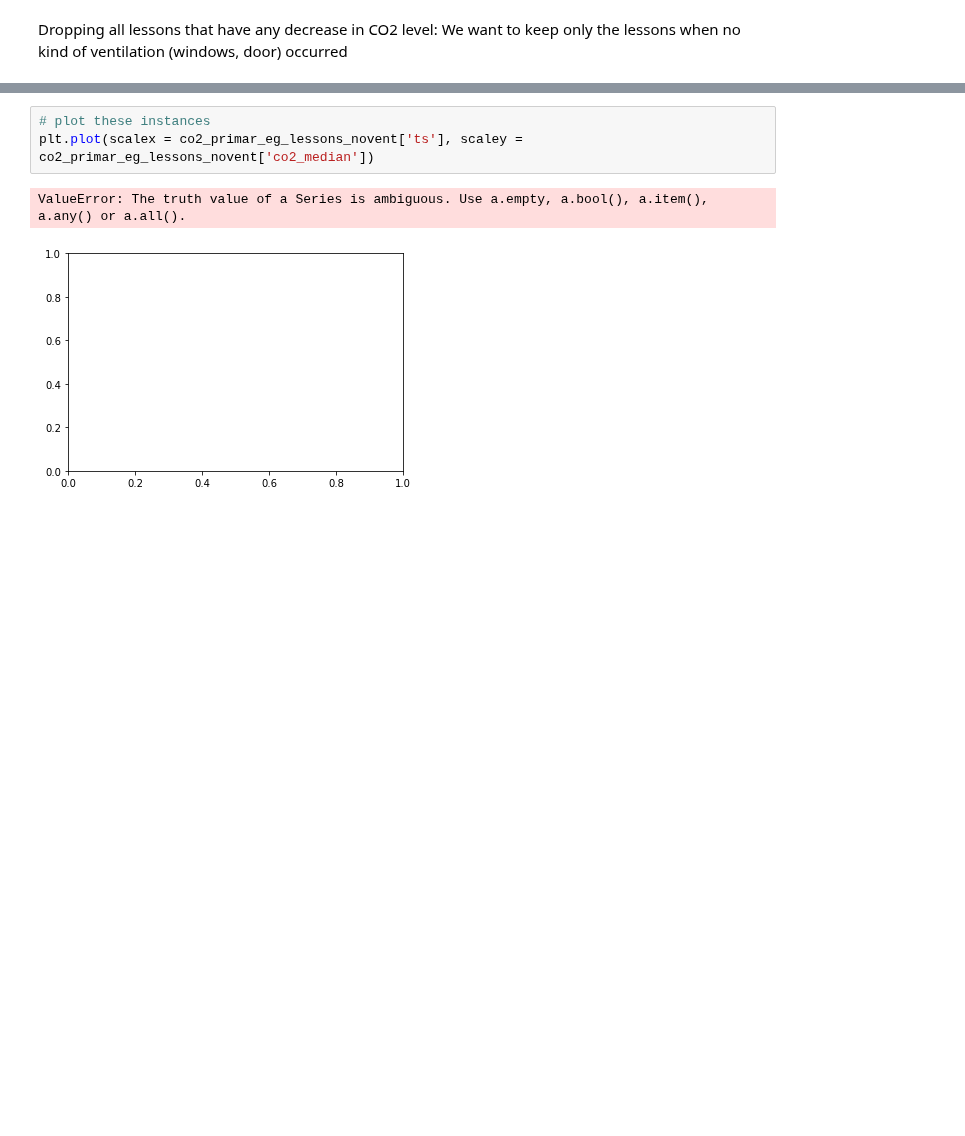
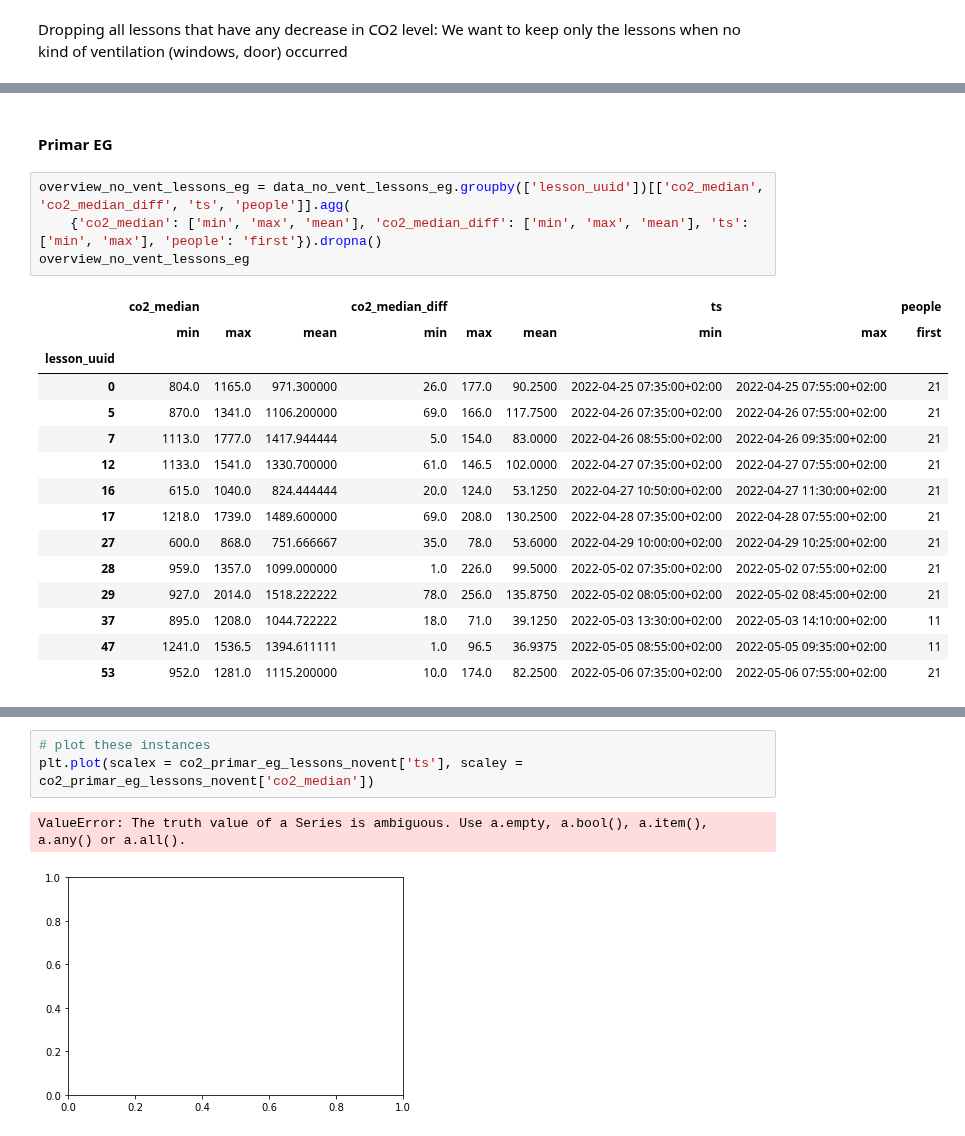
Before and after one commit to Smart-Classroom-Challenge/Data-Evaluation, a Jupyter notebook: Forschungsfrage_2.ipynb, the cells around one changed output, grey strips where cells are left out. Drawn from its saved outputs; the diff is of its cells as text; blank space fills up the shorter version.

```diff
--- a/Forschungsfrage_2.ipynb
+++ b/Forschungsfrage_2.ipynb
@@ -156,0 +148,22 @@ Let's look at the increase in CO2 we have in these rooms, per person
+# %% [markdown]
+#### Primar EG
+# %%
+overview_no_vent_lessons_eg = data_no_vent_lessons_eg.groupby(['lesson_uuid'])[['co2_median', 'co2_median_diff', 'ts', 'people']].agg(
+    {'co2_median': ['min', 'max', 'mean'], 'co2_median_diff': ['min', 'max', 'mean'], 'ts': ['min', 'max'], 'people': 'first'}).dropna()
+overview_no_vent_lessons_eg
+# %% [output]
+|  | co2_median |  |  | co2_median_diff |  |  | ts |  | people |
+|  | min | max | mean | min | max | mean | min | max | first |
+| lesson_uuid |  |  |  |  |  |  |  |  |  |
+| 0 | 804.0 | 1165.0 | 971.300000 | 26.0 | 177.0 | 90.2500 | 2022-04-25 07:35:00+02:00 | 2022-04-25 07:55:00+02:00 | 21 |
+| 5 | 870.0 | 1341.0 | 1106.200000 | 69.0 | 166.0 | 117.7500 | 2022-04-26 07:35:00+02:00 | 2022-04-26 07:55:00+02:00 | 21 |
+| 7 | 1113.0 | 1777.0 | 1417.944444 | 5.0 | 154.0 | 83.0000 | 2022-04-26 08:55:00+02:00 | 2022-04-26 09:35:00+02:00 | 21 |
+| 12 | 1133.0 | 1541.0 | 1330.700000 | 61.0 | 146.5 | 102.0000 | 2022-04-27 07:35:00+02:00 | 2022-04-27 07:55:00+02:00 | 21 |
+| 16 | 615.0 | 1040.0 | 824.444444 | 20.0 | 124.0 | 53.1250 | 2022-04-27 10:50:00+02:00 | 2022-04-27 11:30:00+02:00 | 21 |
+| 17 | 1218.0 | 1739.0 | 1489.600000 | 69.0 | 208.0 | 130.2500 | 2022-04-28 07:35:00+02:00 | 2022-04-28 07:55:00+02:00 | 21 |
+| 27 | 600.0 | 868.0 | 751.666667 | 35.0 | 78.0 | 53.6000 | 2022-04-29 10:00:00+02:00 | 2022-04-29 10:25:00+02:00 | 21 |
+| 28 | 959.0 | 1357.0 | 1099.000000 | 1.0 | 226.0 | 99.5000 | 2022-05-02 07:35:00+02:00 | 2022-05-02 07:55:00+02:00 | 21 |
+| 29 | 927.0 | 2014.0 | 1518.222222 | 78.0 | 256.0 | 135.8750 | 2022-05-02 08:05:00+02:00 | 2022-05-02 08:45:00+02:00 | 21 |
+| 37 | 895.0 | 1208.0 | 1044.722222 | 18.0 | 71.0 | 39.1250 | 2022-05-03 13:30:00+02:00 | 2022-05-03 14:10:00+02:00 | 11 |
+| 47 | 1241.0 | 1536.5 | 1394.611111 | 1.0 | 96.5 | 36.9375 | 2022-05-05 08:55:00+02:00 | 2022-05-05 09:35:00+02:00 | 11 |
+| 53 | 952.0 | 1281.0 | 1115.200000 | 10.0 | 174.0 | 82.2500 | 2022-05-06 07:35:00+02:00 | 2022-05-06 07:55:00+02:00 | 21 |
```
Also changed, not shown: parts of 25 cells of this notebook, 1 other file.
